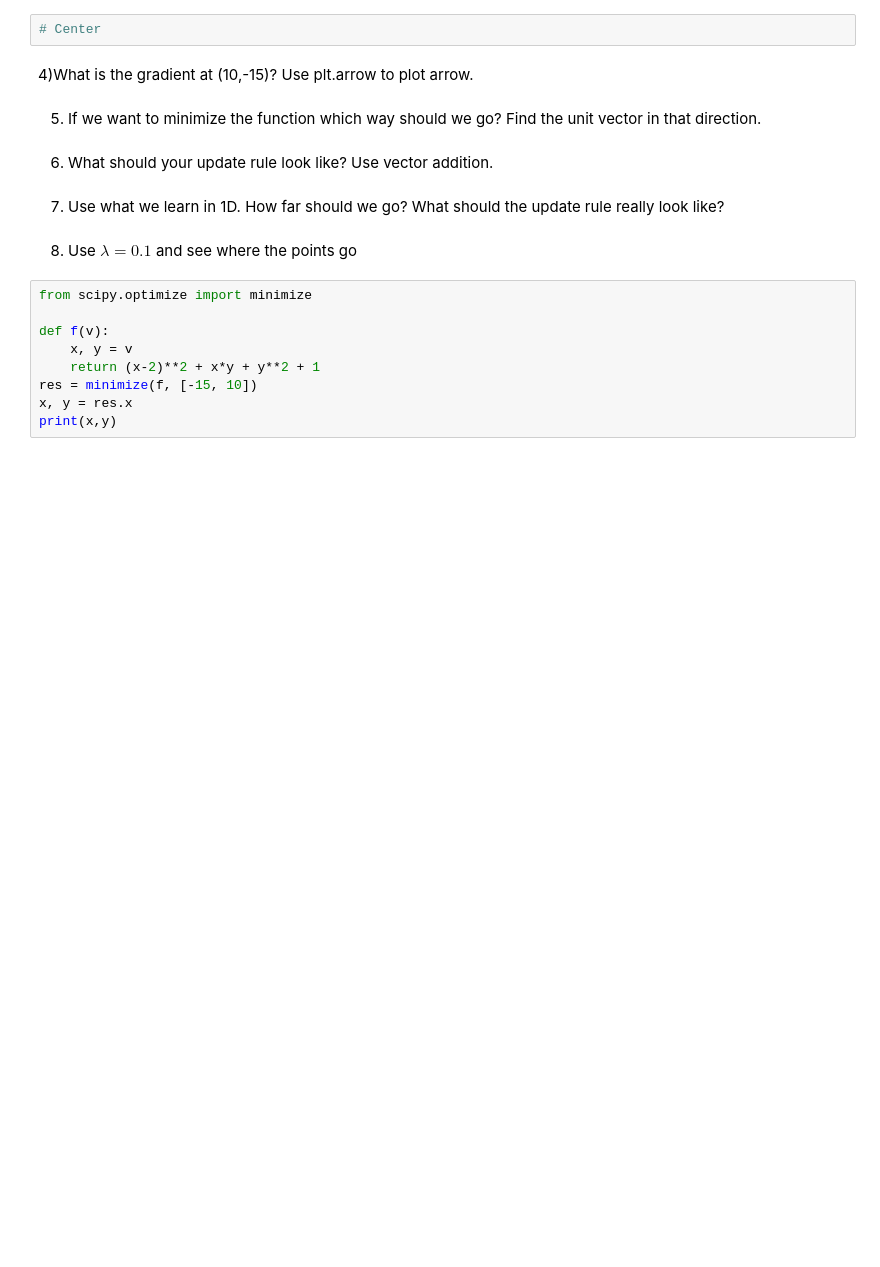
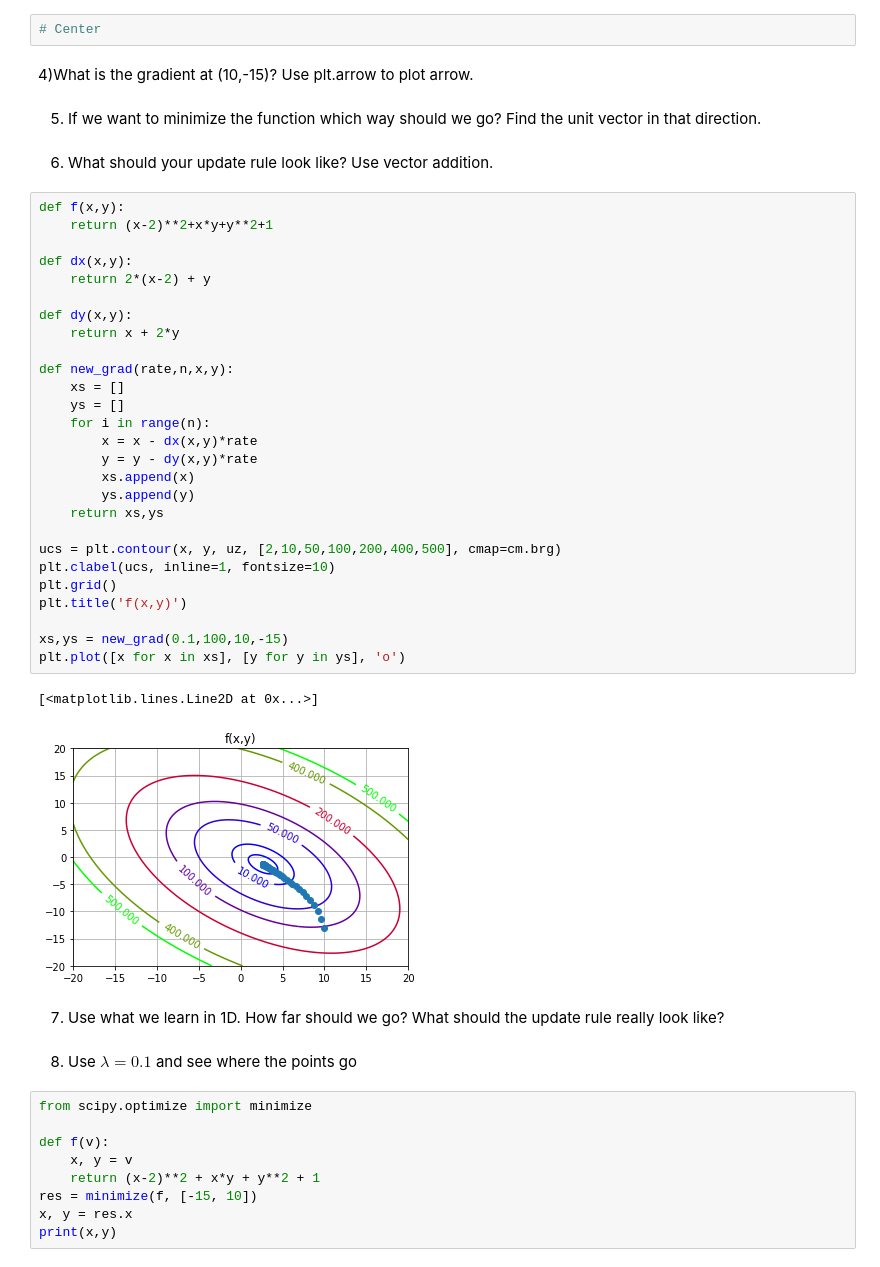
Before and after one commit to sirinnear/num-meth, a Jupyter notebook: Exercises/Exercise-5/05 Gradient Descent.ipynb, the cells around one changed output. Cells and saved outputs as stored; diff of their text form; blank space fills up the shorter version.

```diff
--- a/Exercises/Exercise-5/05 Gradient Descent.ipynb
+++ b/Exercises/Exercise-5/05 Gradient Descent.ipynb
@@ -221,6 +221,36 @@ Text(0.5, 1.0, 'f(x,y)')
 5) If we want to minimize the function which way should we go? Find the unit vector in that direction.
 # %% [markdown]
 6) What should your update rule look like? Use vector addition.
+# %%
+def f(x,y):
+    return (x-2)**2+x*y+y**2+1
+
+def dx(x,y):
+    return 2*(x-2) + y
+
+def dy(x,y):
+    return x + 2*y
+
+def new_grad(rate,n,x,y):
+    xs = []
+    ys = []
+    for i in range(n):
+        x = x - dx(x,y)*rate
+        y = y - dy(x,y)*rate
+        xs.append(x)
+        ys.append(y)
+    return xs,ys
+
+ucs = plt.contour(x, y, uz, [2,10,50,100,200,400,500], cmap=cm.brg)
+plt.clabel(ucs, inline=1, fontsize=10)
+plt.grid()
+plt.title('f(x,y)')
+
+xs,ys = new_grad(0.1,100,10,-15)
+plt.plot([x for x in xs], [y for y in ys], 'o')
+# %% [output]
+[<matplotlib.lines.Line2D at 0x...>]
+[figure, added]
 # %% [markdown]
 7) Use what we learn in 1D. How far should we go? What should the update rule really look like?
 # %% [markdown]
```
Also changed, not shown: 3 other files.
